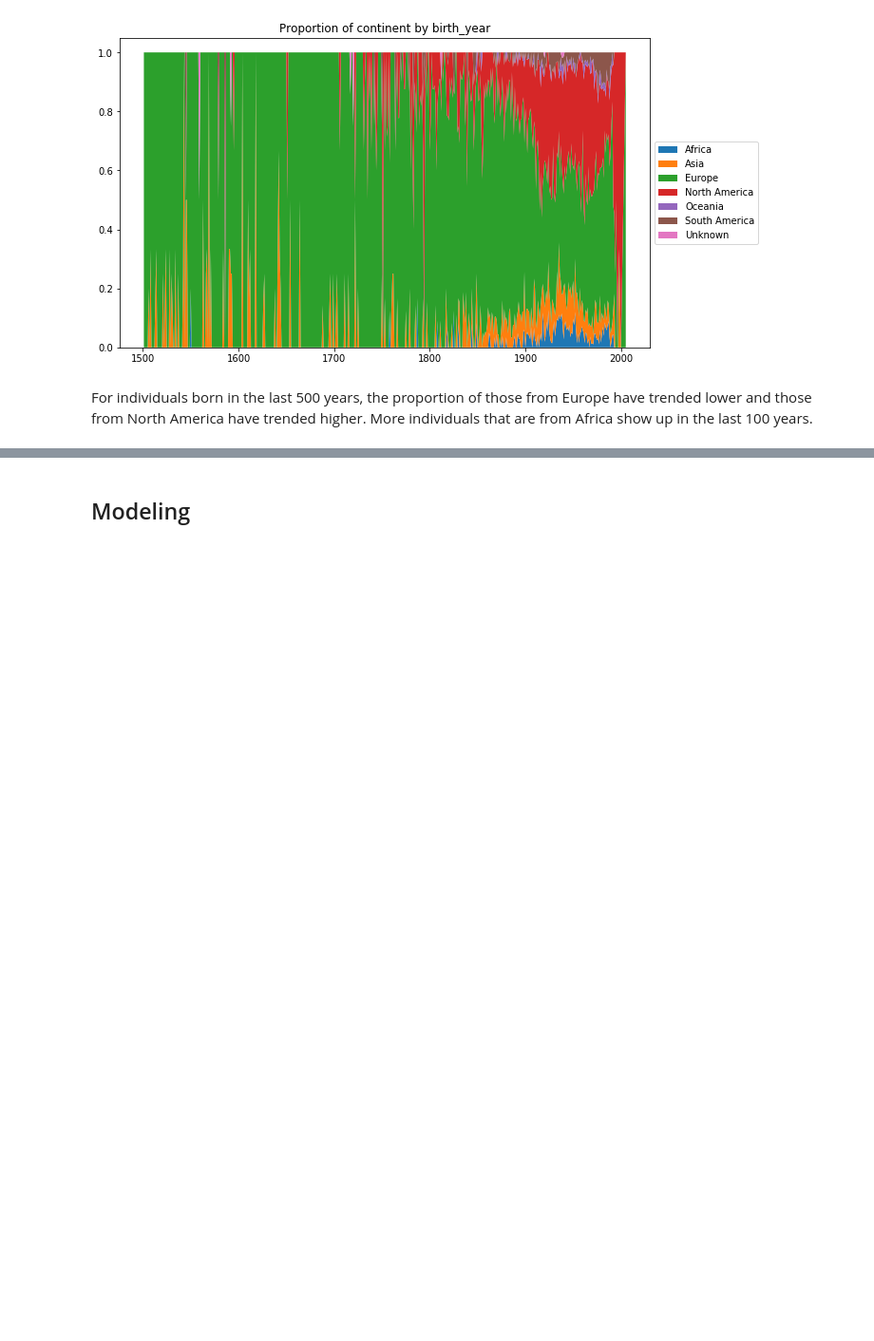
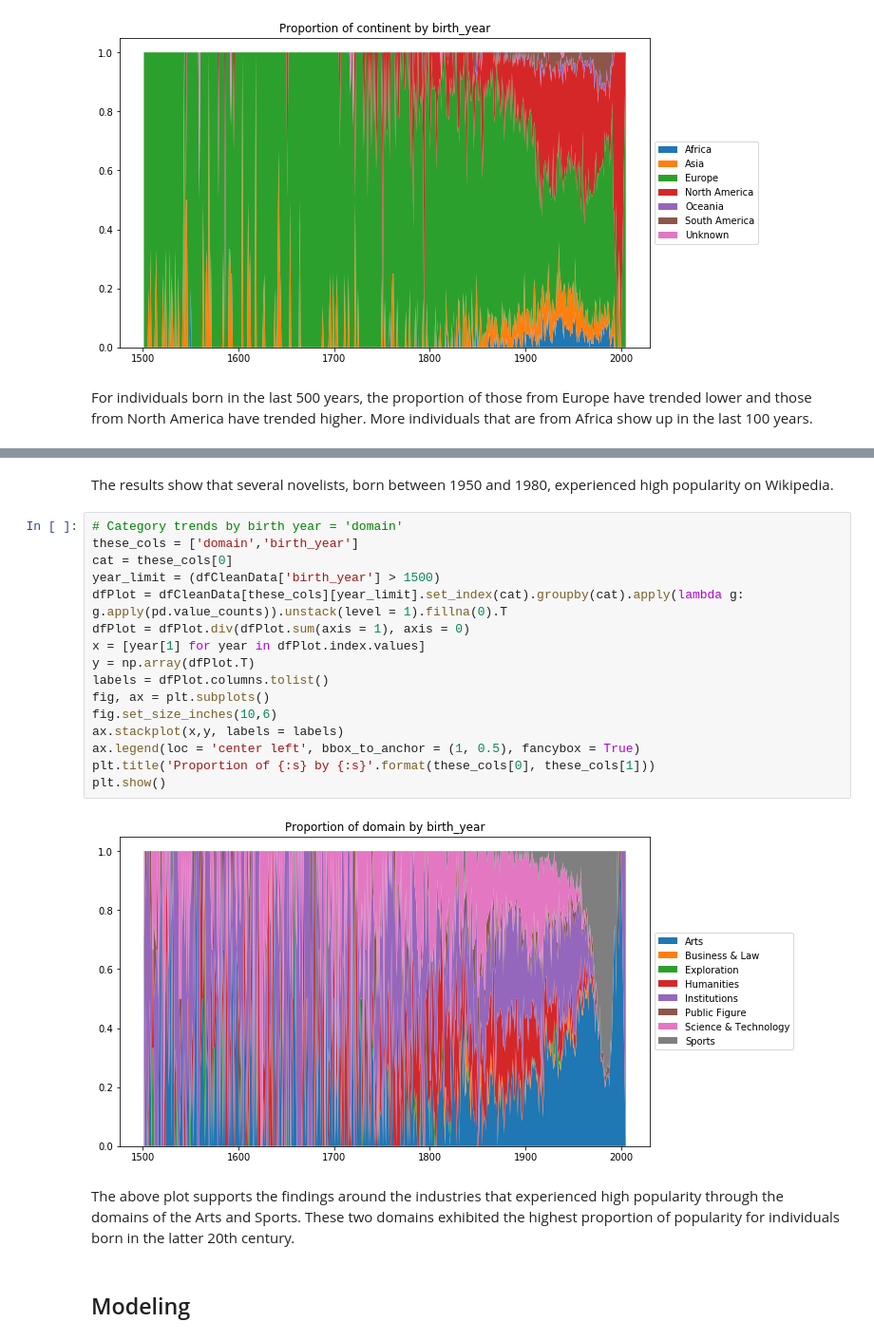
Before and after one commit to tbahng/ist652-final_project, a Jupyter notebook: Final_Project_Report.ipynb, the cells around one changed output, grey strips where cells are left out. Shown at 95% size. Drawn from its saved outputs; the diff is of its cells as text; blank space fills up the shorter version.

```diff
--- a/Final_Project_Report.ipynb
+++ b/Final_Project_Report.ipynb
@@ -469,3 +527,25 @@ For individuals born in the last 500 years, the proportion of those from Europe
+# %% [markdown]
+The results show that several novelists, born between 1950 and 1980, experienced high popularity on Wikipedia.
+# %%
+# Category trends by birth year = 'domain'
+these_cols = ['domain','birth_year']
+cat = these_cols[0]
+year_limit = (dfCleanData['birth_year'] > 1500)
+dfPlot = dfCleanData[these_cols][year_limit].set_index(cat).groupby(cat).apply(lambda g: g.apply(pd.value_counts)).unstack(level = 1).fillna(0).T
+dfPlot = dfPlot.div(dfPlot.sum(axis = 1), axis = 0)
+x = [year[1] for year in dfPlot.index.values]
+y = np.array(dfPlot.T)
+labels = dfPlot.columns.tolist()
+fig, ax = plt.subplots()
+fig.set_size_inches(10,6)
+ax.stackplot(x,y, labels = labels)
+ax.legend(loc = 'center left', bbox_to_anchor = (1, 0.5), fancybox = True)
+plt.title('Proportion of {:s} by {:s}'.format(these_cols[0], these_cols[1]))
+plt.show()
+# %% [output]
+[figure, added]
+# %% [markdown]
+The above plot supports the findings around the industries that experienced high popularity through the domains of the Arts and Sports. These two domains exhibited the highest proportion of popularity for individuals born in the latter 20th century.
 # %% [markdown]
 ## Modeling
 # %% [markdown]
```
Also changed, not shown: parts of 5 cells of this notebook.
